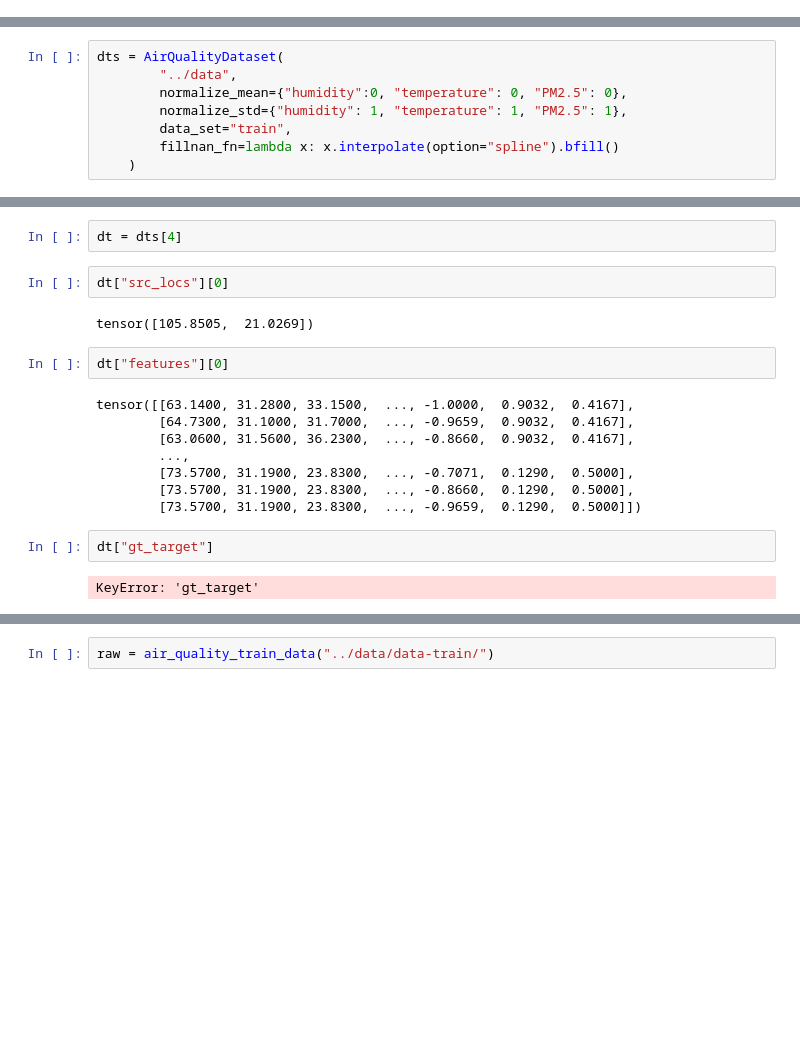
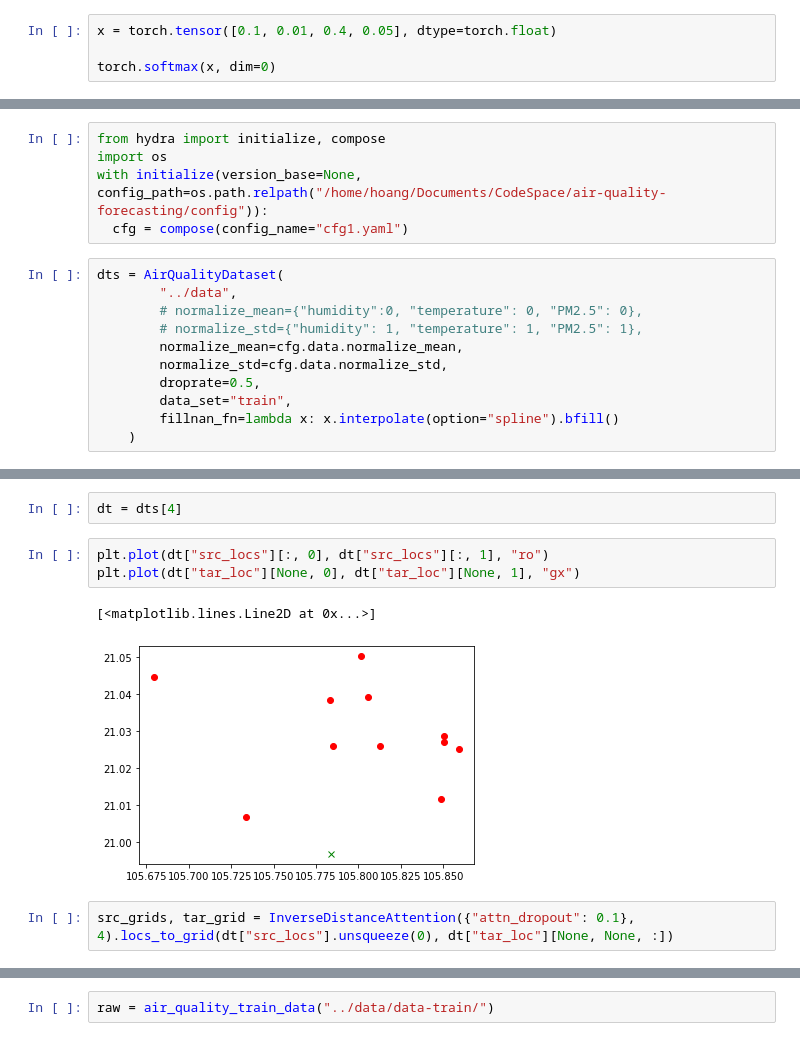
Before and after one commit to hoang1007/air-quality-forecasting, a Jupyter notebook: src/draft.ipynb, the cells around one changed output, grey strips where cells are left out. Drawn from its saved outputs; the diff is of its cells as text; blank space fills up the shorter version.

```diff
--- a/src/draft.ipynb
+++ b/src/draft.ipynb
@@ -19,0 +11,4 @@ dtype: int64
+# %%
+x = torch.tensor([0.1, 0.01, 0.4, 0.05], dtype=torch.float)
+
+torch.softmax(x, dim=0)
@@ -66,8 +81,16 @@ plt.plot(k.interpolate(option="linear"))
+# %%
+from hydra import initialize, compose
+import os
+with initialize(version_base=None, config_path=os.path.relpath("/home/hoang/Documents/CodeSpace/air-quality-forecasting/config")):
+  cfg = compose(config_name="cfg1.yaml")
 # %%
 dts = AirQualityDataset(
         "../data",
-        normalize_mean={"humidity":0, "temperature": 0, "PM2.5": 0},
-        normalize_std={"humidity": 1, "temperature": 1, "PM2.5": 1},
+        # normalize_mean={"humidity":0, "temperature": 0, "PM2.5": 0},
+        # normalize_std={"humidity": 1, "temperature": 1, "PM2.5": 1},
+        normalize_mean=cfg.data.normalize_mean,
+        normalize_std=cfg.data.normalize_std,
+        droprate=0.5,
         data_set="train",
         fillnan_fn=lambda x: x.interpolate(option="spline").bfill()
     )
@@ -74,20 +150,10 @@ dts = AirQualityDataset(
 # %%
 dt = dts[4]
-# %%
-dt["src_locs"][0]
-# %% [output]
-tensor([105.8505,  21.0269])
-# %%
-dt["features"][0]
-# %% [output]
-tensor([[63.1400, 31.2800, 33.1500,  ..., -1.0000,  0.9032,  0.4167],
-        [64.7300, 31.1000, 31.7000,  ..., -0.9659,  0.9032,  0.4167],
-        [63.0600, 31.5600, 36.2300,  ..., -0.8660,  0.9032,  0.4167],
-        ...,
-        [73.5700, 31.1900, 23.8300,  ..., -0.7071,  0.1290,  0.5000],
-        [73.5700, 31.1900, 23.8300,  ..., -0.8660,  0.1290,  0.5000],
-        [73.5700, 31.1900, 23.8300,  ..., -0.9659,  0.1290,  0.5000]])
-# %%
-dt["gt_target"]
-# %% [output]
-KeyError: 'gt_target'
+# %%
+plt.plot(dt["src_locs"][:, 0], dt["src_locs"][:, 1], "ro")
+plt.plot(dt["tar_loc"][None, 0], dt["tar_loc"][None, 1], "gx")
+# %% [output]
+[<matplotlib.lines.Line2D at 0x...>]
+[figure, added]
+# %%
+src_grids, tar_grid = InverseDistanceAttention({"attn_dropout": 0.1}, 4).locs_to_grid(dt["src_locs"].unsqueeze(0), dt["tar_loc"][None, None, :])
```
Also changed, not shown: parts of 18 cells of this notebook, 25 other files.
